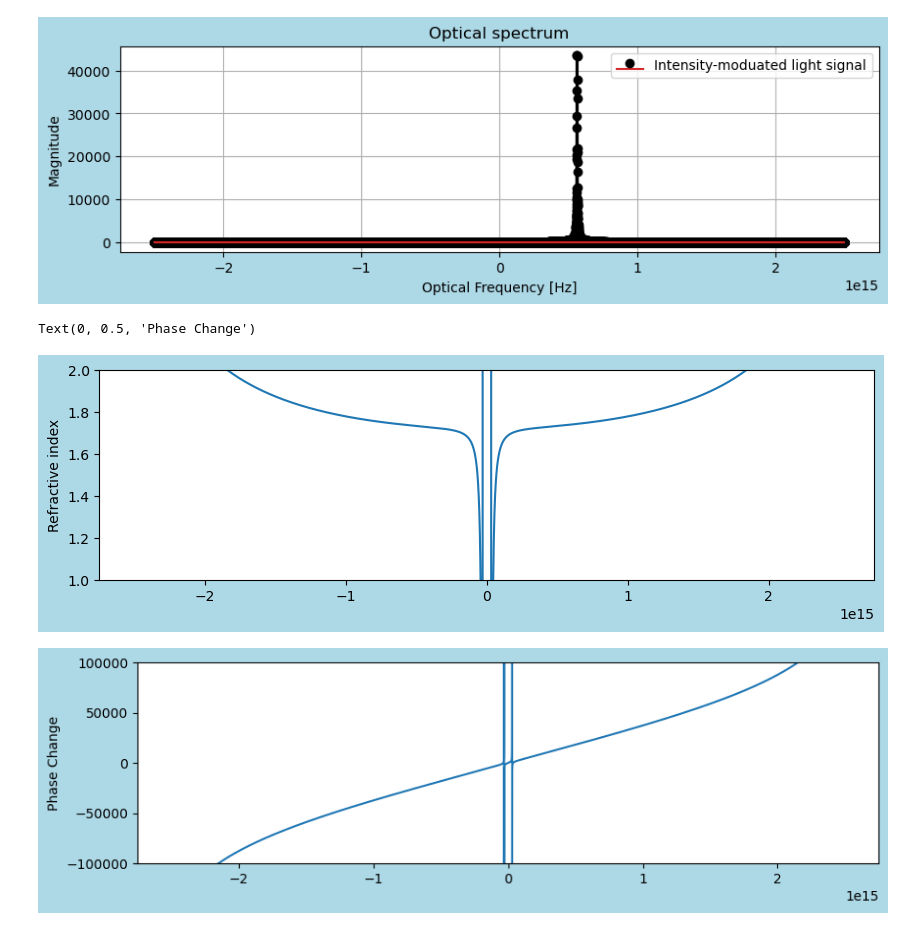
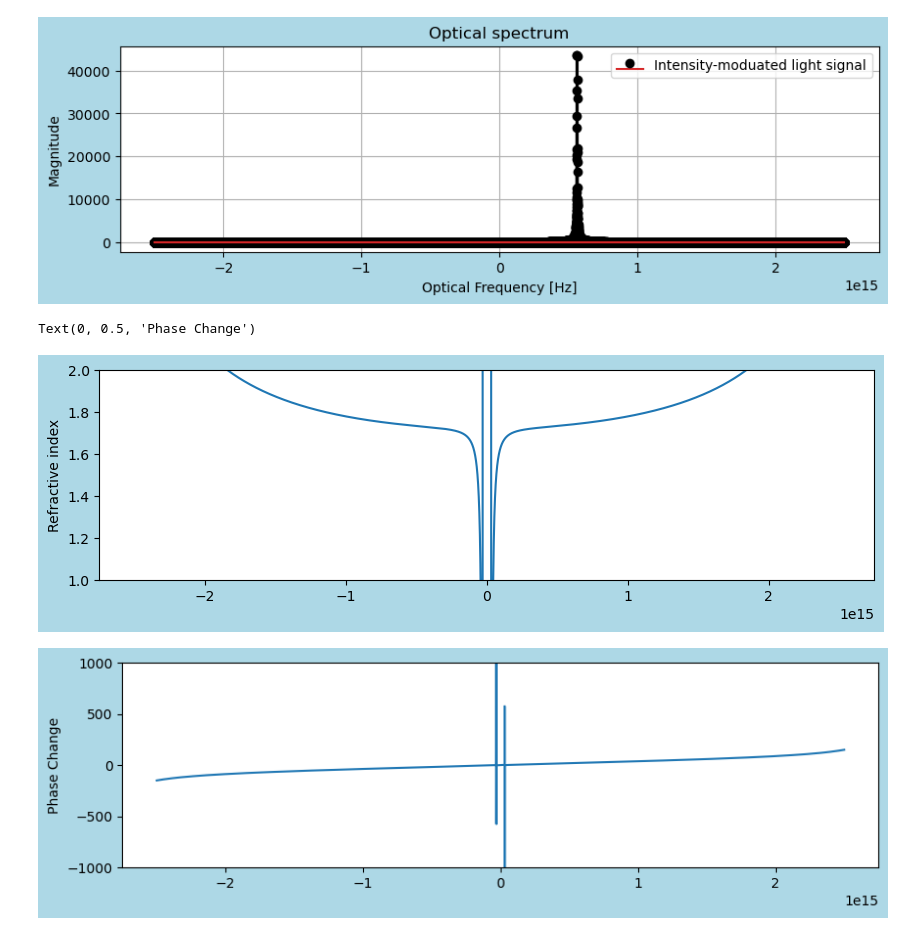
Before and after one commit to tacticstactics/Optical-pulse-broadening, a Jupyter notebook: optical_pulse_broadening_optical_fibers.ipynb, the cells around one changed output. Cells and saved outputs as stored; diff of their text form; code cells hidden in the pictures.

```diff
--- a/optical_pulse_broadening_optical_fibers.ipynb
+++ b/optical_pulse_broadening_optical_fibers.ipynb
@@ -320,46 +306,36 @@ def indexes_quartz(o_frequencies):
 
     #indexes_quartz = np.sqrt(1 + (0.6961663 * wavelengths**2/(wavelengths)**2 - 0.00684043**2) + (0.4079426 * wavelengths**2/(wavelengths**2 - 0.1162414**2)) + (0.8974794 * wavelengths**2/(wavelengths**2 - 9.896161**2)))
 
 
     return indexes_quartz
 
 
-#UnShifted_sampleIndex = np.arange(0, N//2)
-#UnShifted_f = UnShifted_sampleIndex*frequencystep
-
-#print('Shape of UnShifted_f:', UnShifted_f.shape)
-
-#Nyq_freq = samplerate * frequencystep
-#print('Nyq_freq:', f'{Nyq_freq:.5E}')
-
-#optical_frequencies = np.linspace(0, Nyq_freq, samplerate)
-
 # Glass parameters
 indexes_quartz1 = indexes_quartz(optical_frequencies)  # Refractive index of water
-thickness = 1e3  # Thickness of water layer in meters
+thickness = 1e0  # Thickness of water layer in meters
 
 fig1 = plt.figure(figsize = (10,6), facecolor='lightblue')
 ax1_1 = fig1.add_subplot(2, 1, 1)
 
 ax1_1.plot(optical_frequencies, indexes_quartz1)
 #ax1_1.set_xlim(200e12, 800e12)
 ax1_1.set_ylim(1,2)
 ax1_1.set_ylabel("Refractive index")
 
 # Calculate phase change
 phase_change = (2 * np.pi * indexes_quartz1 * thickness) / ((1e6 * c)/ optical_frequencies)
 
 fig2 = plt.figure(figsize = (10,6), facecolor='lightblue')
 ax2_1 = fig2.add_subplot(2, 1, 1)
 
 ax2_1.plot(optical_frequencies, phase_change)
 #ax2_1.set_xlim(200e12, 800e12)
-ax2_1.set_ylim(-100000,100000)
+ax2_1.set_ylim(-1000,1000)
 ax2_1.set_ylabel("Phase Change")
 # %% [output]
 Text(0, 0.5, 'Phase Change')
 [figure]
-[figure, old version]
+[figure, new version]
 # %%
 mag = np.cos(phase_change) + 1j*np.sin(phase_change)
 print(mag)
```
Also changed, not shown: parts of 7 cells of this notebook, 1 other file.
